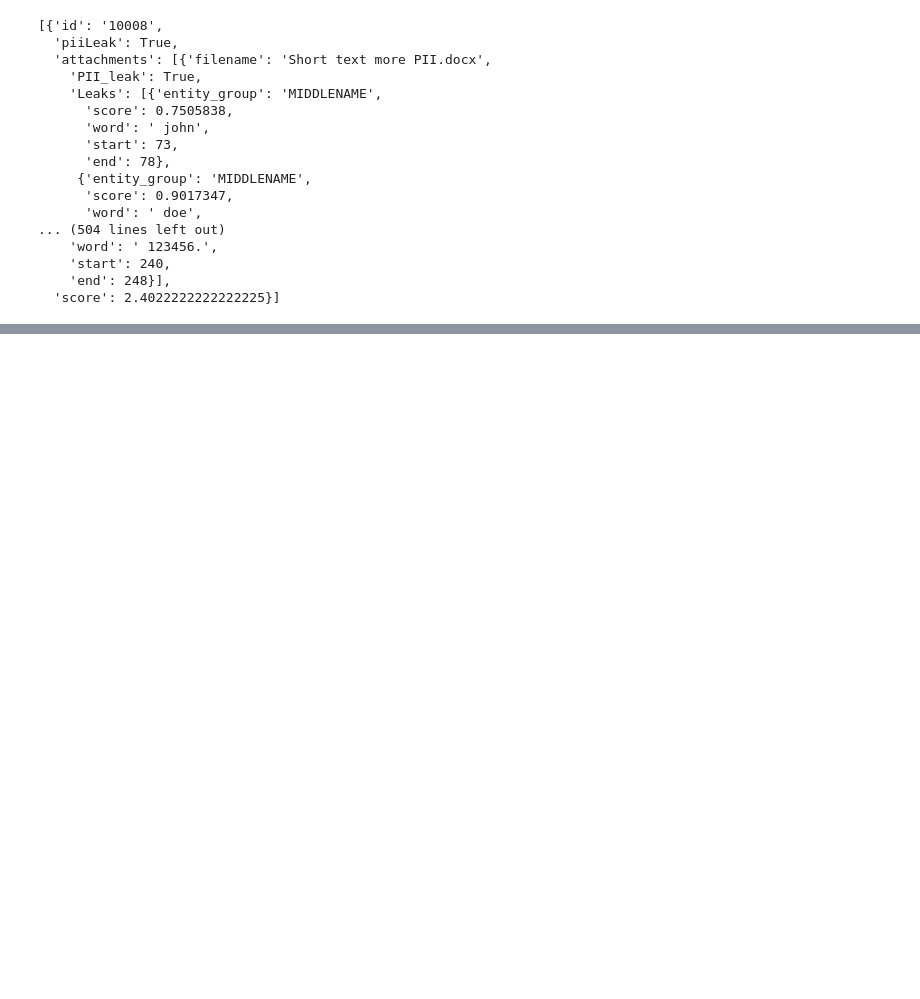
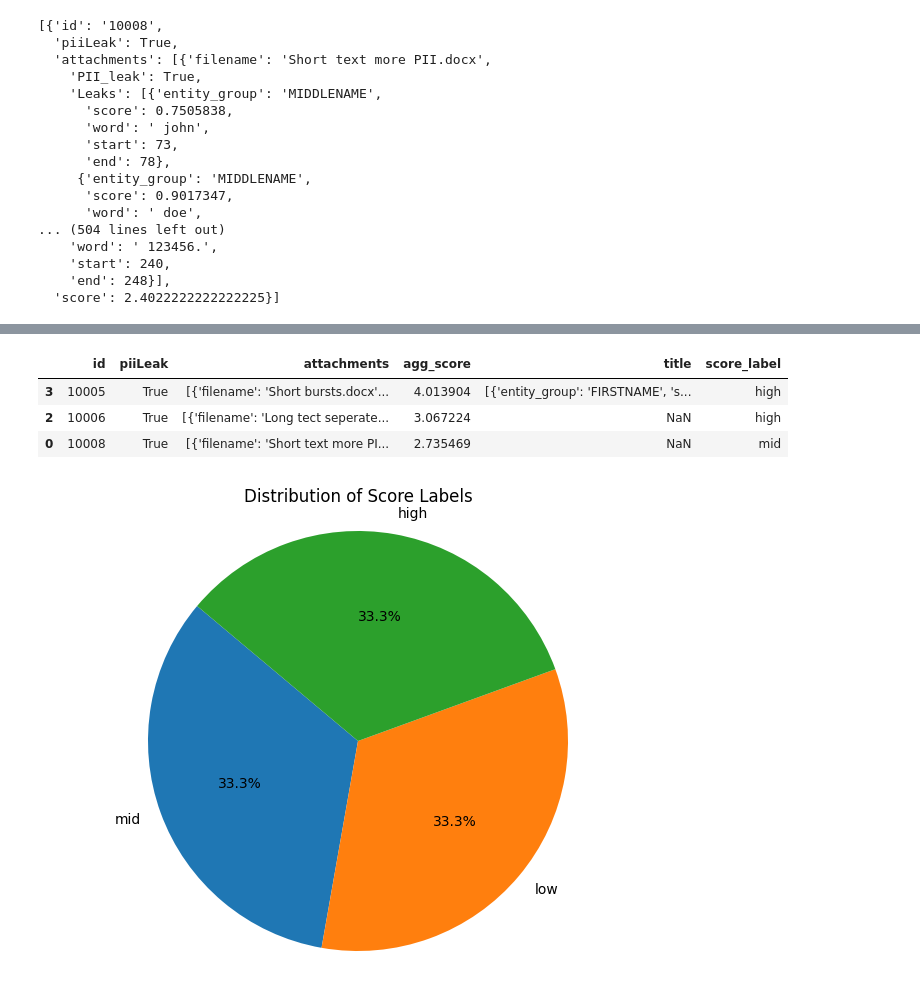
Before and after one commit to Nanakdeep/JIRA_PII, a Jupyter notebook: commands.ipynb, the cells around one changed output, grey strips where cells are left out. Drawn from its saved outputs; the diff is of its cells as text; code cells hidden in the pictures; blank space fills up the shorter version.

```diff
--- a/commands.ipynb
+++ b/commands.ipynb
@@ -42,0 +36,4 @@ Successfully installed python-dotenv-1.0.1
+# %%
+from services.issueTagger import issueTagger
+
+issue_data = issueTagger()
@@ -42,0 +73,3 @@ Successfully installed python-dotenv-1.0.1
+# %%
+import pandas as pd
+df=pd.DataFrame(issue_data)
@@ -42,0 +86,6 @@ Successfully installed python-dotenv-1.0.1
+# %%
+df['score_label'] = 'low'
+
+# Update labels based on score value
+df.loc[df['agg_score'] > 2, 'score_label'] = 'high'
+df.loc[(df['agg_score'] > 2) & (df['agg_score'] <= 3), 'score_label'] = 'mid'
@@ -42,0 +102,24 @@ Successfully installed python-dotenv-1.0.1
+# %%
+top_3_jiras = df.nlargest(3, 'agg_score')
+top_3_jiras
+# %% [output]
+|  | id | piiLeak | attachments | agg_score | title | score_label |
+| 3 | 10005 | True | [{'filename': 'Short bursts.docx'... | 4.013904 | [{'entity_group': 'FIRSTNAME', 's... | high |
+| 2 | 10006 | True | [{'filename': 'Long tect seperate... | 3.067224 | NaN | high |
+| 0 | 10008 | True | [{'filename': 'Short text more PI... | 2.735469 | NaN | mid |
+# %%
+import pandas as pd
+import matplotlib.pyplot as plt
+
+label_counts = df['score_label'].value_counts()
+
+# Plotting the pie chart
+plt.figure(figsize=(8, 6))
+plt.pie(label_counts, labels=label_counts.index, autopct='%1.1f%%', startangle=140)
+plt.title('Distribution of Score Labels')
+plt.axis('equal')  # Equal aspect ratio ensures that pie is drawn as a circle.
+
+# Show the plot
+plt.show()
+# %% [output]
+[figure, added]
```
Also changed, not shown: parts of 5 cells of this notebook, 6 other files.
